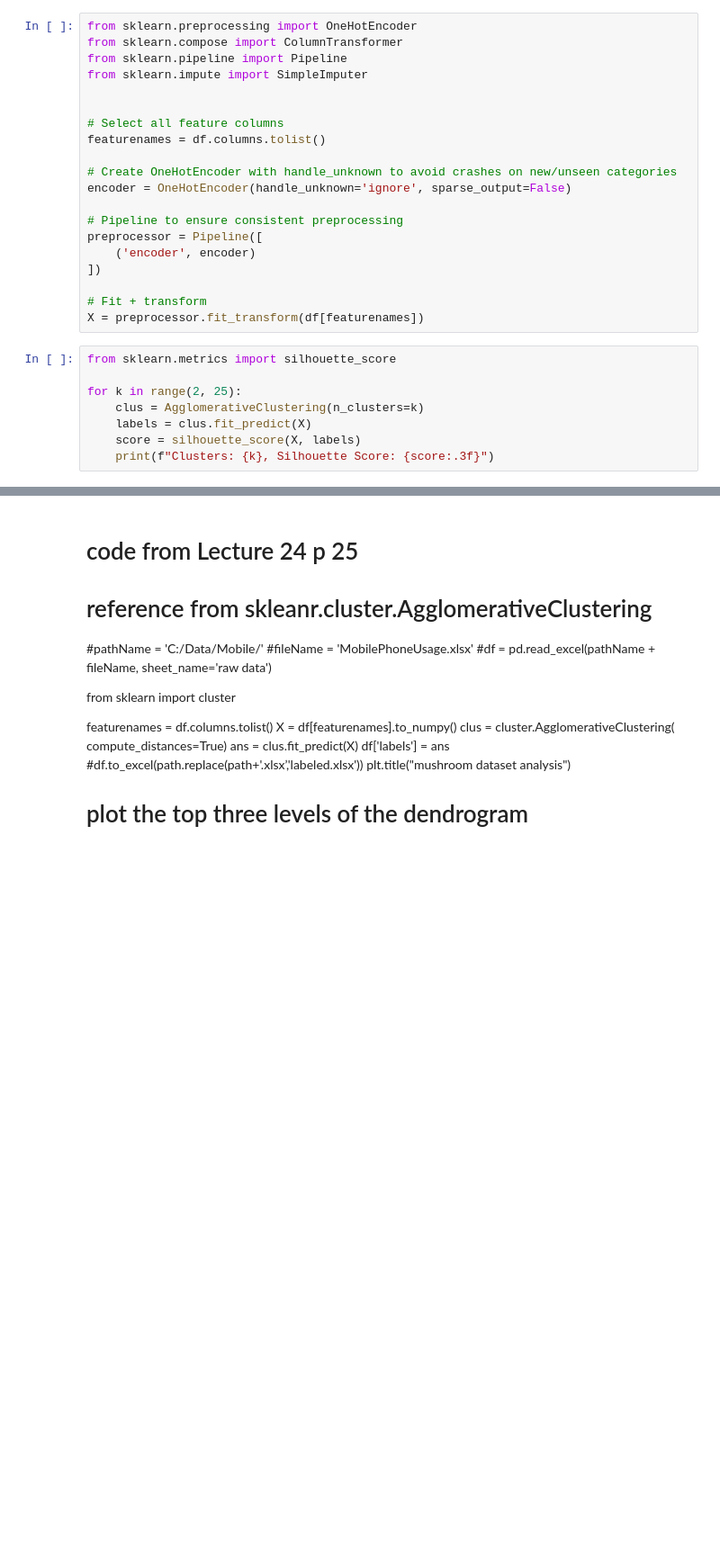
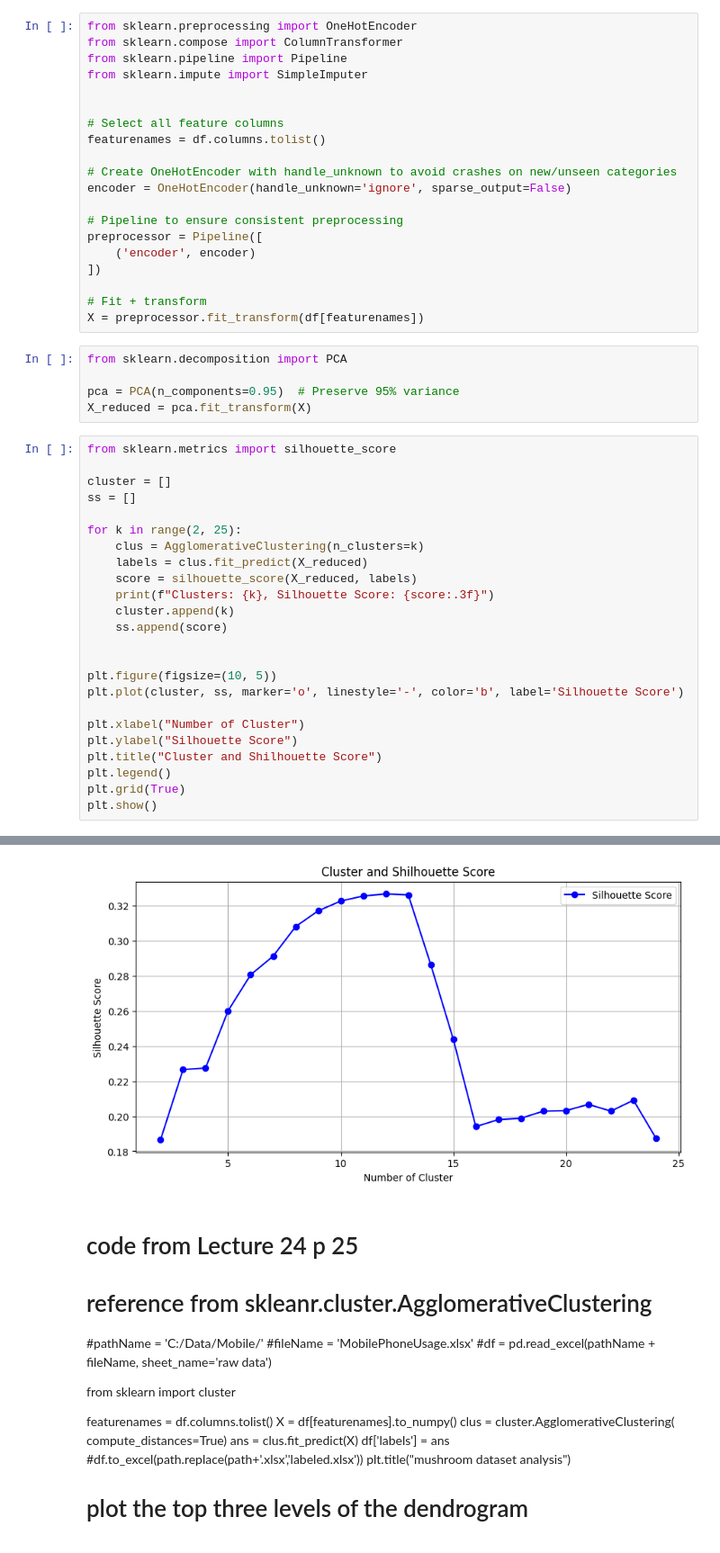
Before and after one commit to JoonghyunAn/ece-5464, a Jupyter notebook: project_5/project_5.ipynb, the cells around one changed output, grey strips where cells are left out. Shown: that part at 90% size. Drawn from its saved outputs; the diff is of its cells as text; blank space fills up the shorter version.

Commit message:
plot_diagram

```diff
--- a/project_5/project_5.ipynb
+++ b/project_5/project_5.ipynb
@@ -175,12 +181,33 @@ preprocessor = Pipeline([
 
 # Fit + transform
 X = preprocessor.fit_transform(df[featurenames])
+# %%
+from sklearn.decomposition import PCA
+
+pca = PCA(n_components=0.95)  # Preserve 95% variance
+X_reduced = pca.fit_transform(X)
 # %%
 from sklearn.metrics import silhouette_score
 
+cluster = []
+ss = []
+
 for k in range(2, 25):
     clus = AgglomerativeClustering(n_clusters=k)
-    labels = clus.fit_predict(X)
-    score = silhouette_score(X, labels)
+    labels = clus.fit_predict(X_reduced)
+    score = silhouette_score(X_reduced, labels)
     print(f"Clusters: {k}, Silhouette Score: {score:.3f}")
+    cluster.append(k)
+    ss.append(score)
+
+
+plt.figure(figsize=(10, 5))
+plt.plot(cluster, ss, marker='o', linestyle='-', color='b', label='Silhouette Score')
+
+plt.xlabel("Number of Cluster")
+plt.ylabel("Silhouette Score")
+plt.title("Cluster and Shilhouette Score")
+plt.legend()
+plt.grid(True)
+plt.show()
 # %% [output]
@@ -204,3 +231,4 @@ Clusters: 24, Silhouette Score: 0.179
+[figure, added]
 # %% [markdown]
 # code from Lecture 24 p 25
 # reference from skleanr.cluster.AgglomerativeClustering
```
Also changed, not shown: parts of 3 cells of this notebook, 1 other file.
